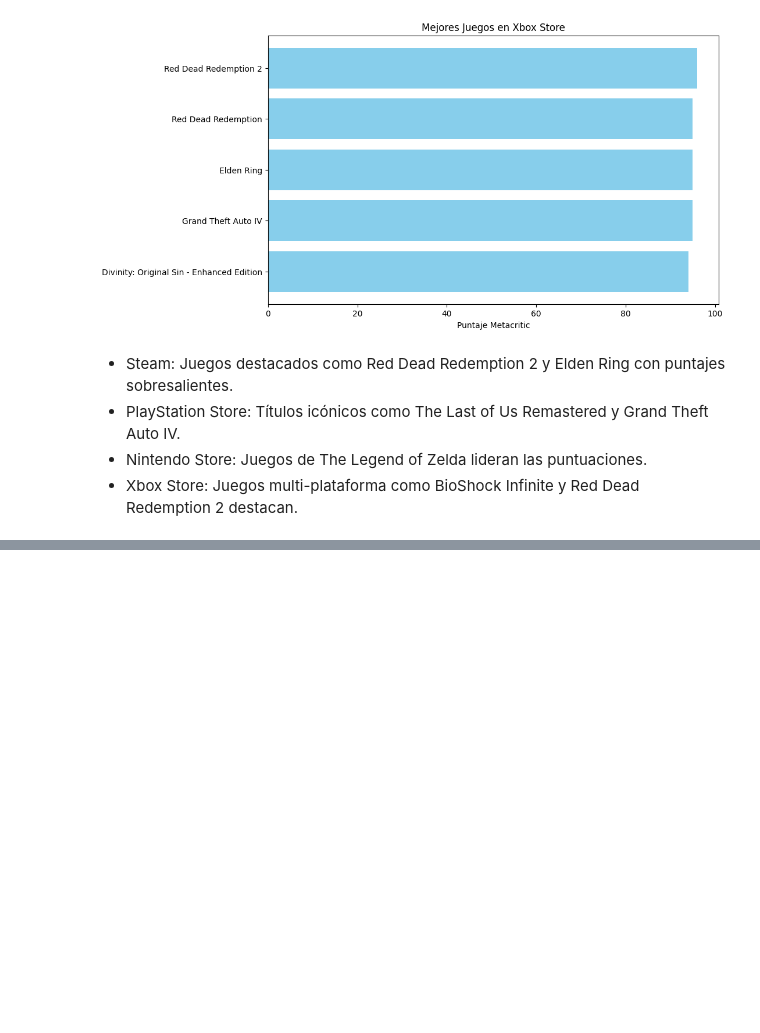
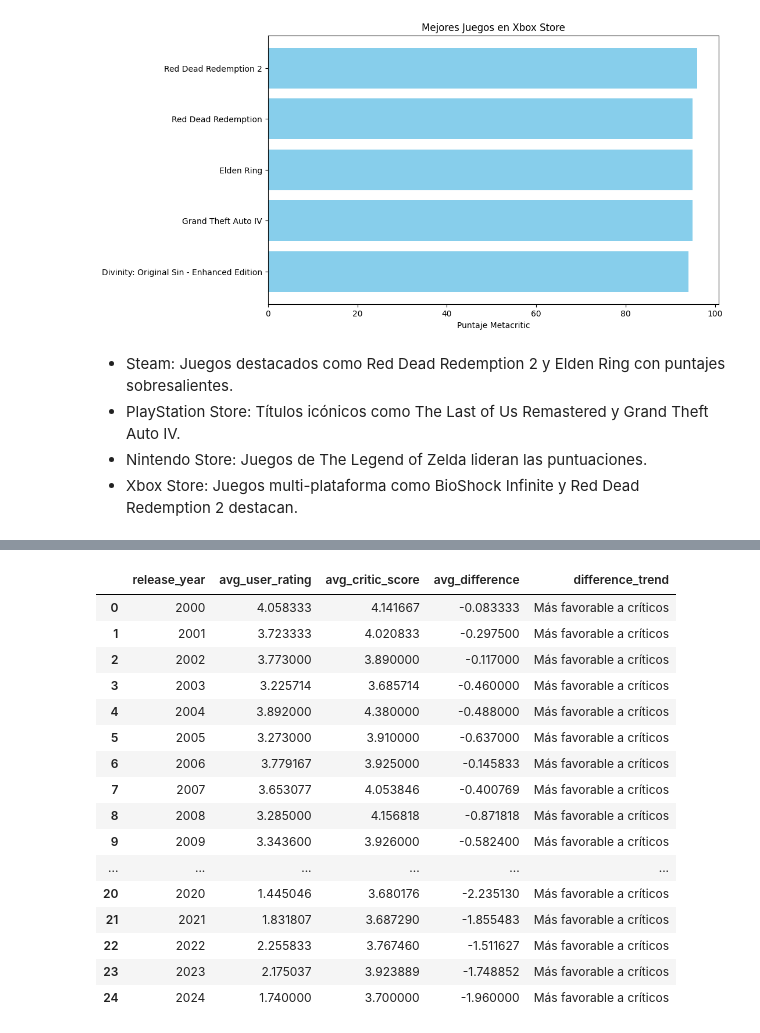
Before and after one commit to andreszaragoza/Eda-Andres, a Jupyter notebook: Analisis_Andres/notebooks/Analisis_Datos.ipynb, the cells around one changed output, grey strips where cells are left out. Cells and saved outputs as stored; diff of their text form; code cells hidden in the pictures; blank space fills up the shorter version.

```diff
--- a/Analisis_Andres/notebooks/Analisis_Datos.ipynb
+++ b/Analisis_Andres/notebooks/Analisis_Datos.ipynb
@@ -1393,0 +1419,25 @@ plot_top_games("Xbox Store", top_xbox_games)
+# %%
+ratings_by_year_detailed = ratings_by_year.copy()
+ratings_by_year_detailed['difference_trend'] = ratings_by_year_detailed['avg_difference'].apply(
+    lambda x: "Más favorable a usuarios" if x > 0 else "Más favorable a críticos"
+)
+
+ratings_by_year_detailed
+# %% [output]
+|  | release_year | avg_user_rating | avg_critic_score | avg_difference | difference_trend |
+| 0 | 2000 | 4.058333 | 4.141667 | -0.083333 | Más favorable a críticos |
+| 1 | 2001 | 3.723333 | 4.020833 | -0.297500 | Más favorable a críticos |
+| 2 | 2002 | 3.773000 | 3.890000 | -0.117000 | Más favorable a críticos |
+| 3 | 2003 | 3.225714 | 3.685714 | -0.460000 | Más favorable a críticos |
+| 4 | 2004 | 3.892000 | 4.380000 | -0.488000 | Más favorable a críticos |
+| 5 | 2005 | 3.273000 | 3.910000 | -0.637000 | Más favorable a críticos |
+| 6 | 2006 | 3.779167 | 3.925000 | -0.145833 | Más favorable a críticos |
+| 7 | 2007 | 3.653077 | 4.053846 | -0.400769 | Más favorable a críticos |
+| 8 | 2008 | 3.285000 | 4.156818 | -0.871818 | Más favorable a críticos |
+| 9 | 2009 | 3.343600 | 3.926000 | -0.582400 | Más favorable a críticos |
+| ... | ... | ... | ... | ... | ... |
+| 20 | 2020 | 1.445046 | 3.680176 | -2.235130 | Más favorable a críticos |
+| 21 | 2021 | 1.831807 | 3.687290 | -1.855483 | Más favorable a críticos |
+| 22 | 2022 | 2.255833 | 3.767460 | -1.511627 | Más favorable a críticos |
+| 23 | 2023 | 2.175037 | 3.923889 | -1.748852 | Más favorable a críticos |
+| 24 | 2024 | 1.740000 | 3.700000 | -1.960000 | Más favorable a críticos |
```
Also changed, not shown: parts of 27 cells of this notebook, 1 other file.
